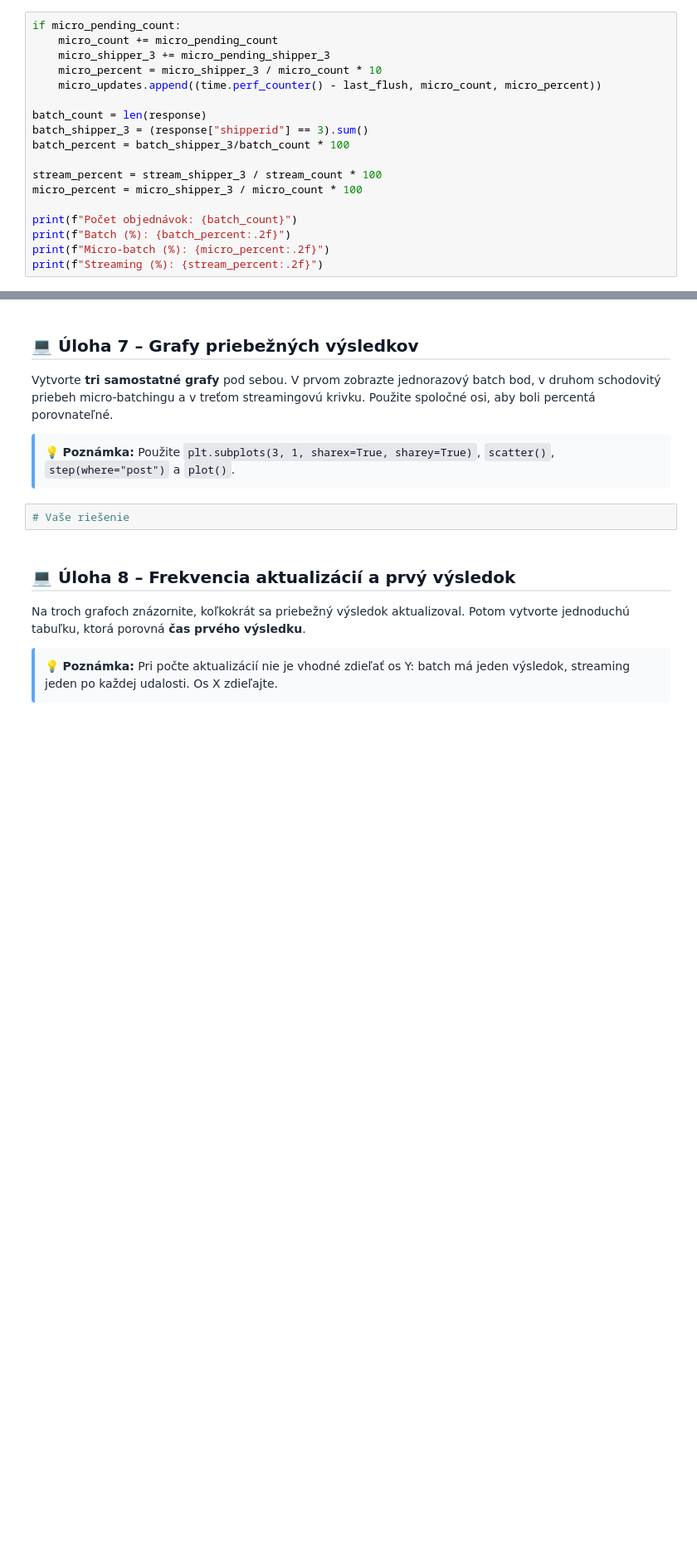
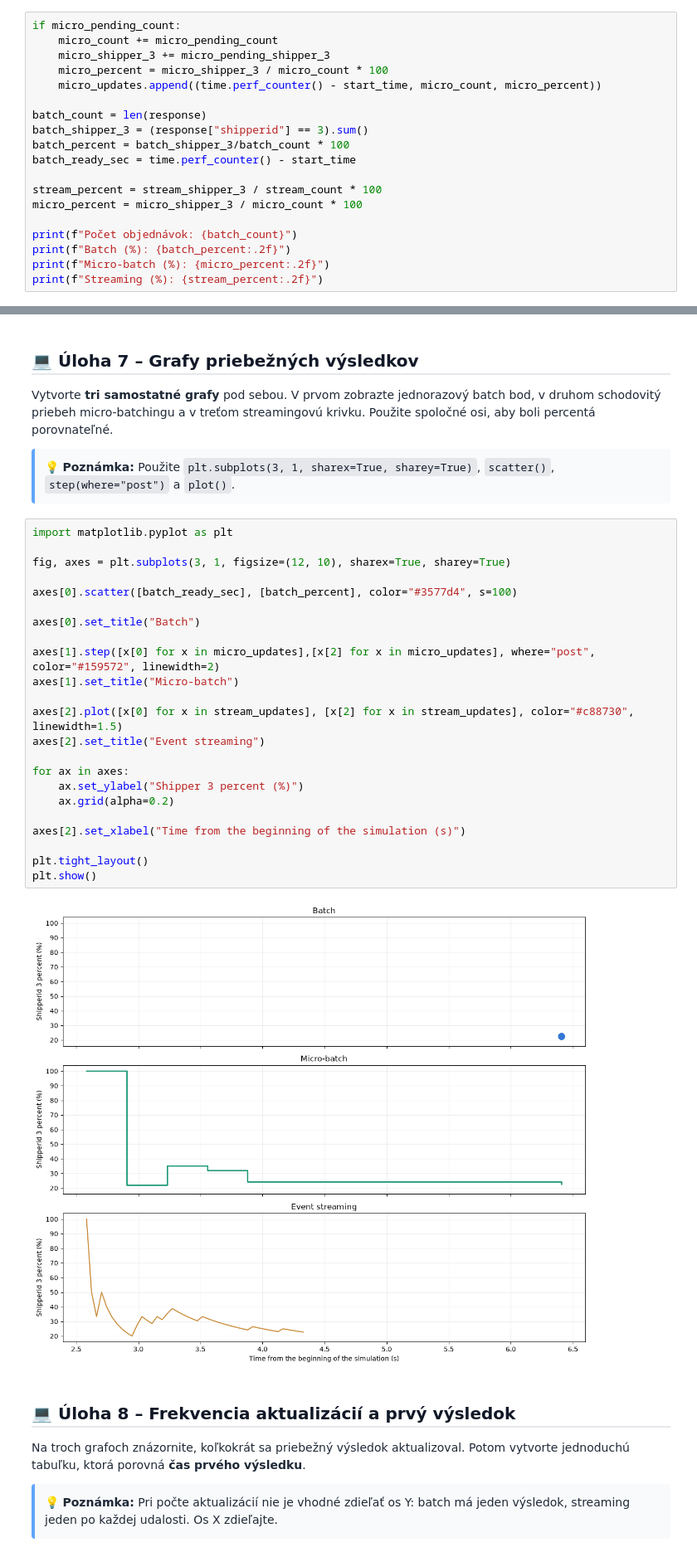
Before and after one commit to LexaBeni/database_technology, a Jupyter notebook: seminar_08/batch_streaming_orders.ipynb, the cells around one changed output, grey strips where cells are left out. Shown at 83% size. Drawn from its saved outputs; the diff is of its cells as text; blank space fills up the shorter version.

```diff
--- a/seminar_08/batch_streaming_orders.ipynb
+++ b/seminar_08/batch_streaming_orders.ipynb
@@ -178,12 +178,13 @@ for order in response.itertuples(index=False):
 if micro_pending_count:
     micro_count += micro_pending_count
     micro_shipper_3 += micro_pending_shipper_3
-    micro_percent = micro_shipper_3 / micro_count * 10
-    micro_updates.append((time.perf_counter() - last_flush, micro_count, micro_percent))
+    micro_percent = micro_shipper_3 / micro_count * 100
+    micro_updates.append((time.perf_counter() - start_time, micro_count, micro_percent))
 
 batch_count = len(response)
 batch_shipper_3 = (response["shipperid"] == 3).sum()
 batch_percent = batch_shipper_3/batch_count * 100
+batch_ready_sec = time.perf_counter() - start_time
 
 stream_percent = stream_shipper_3 / stream_count * 100
 micro_percent = micro_shipper_3 / micro_count * 100
@@ -202,7 +203,30 @@ Streaming (%): 22.73
 <p style="font-family: 'Segoe UI', Roboto, sans-serif; color: #1f2937; line-height: 1.65; margin: 8px 0 12px;">Vytvorte <strong>tri samostatné grafy</strong> pod sebou. V prvom zobrazte jednorazový batch bod, v druhom schodovitý priebeh micro-batchingu a v treťom streamingovú krivku. Použite spoločné osi, aby boli percentá porovnateľné.</p>
 <div style="margin-top: 12px; background-color: #f9fafb; border-left: 4px solid #60a5fa; padding: 12px; border-radius: 4px; font-family: 'Segoe UI', Roboto, sans-serif; color: #1f2937; line-height: 1.6;">💡 <strong>Poznámka:</strong> Použite <code style="background-color: #e5e7eb; color: #111827; font-family: monospace; padding: 2px 5px; border-radius: 4px;">plt.subplots(3, 1, sharex=True, sharey=True)</code>, <code style="background-color: #e5e7eb; color: #111827; font-family: monospace; padding: 2px 5px; border-radius: 4px;">scatter()</code>, <code style="background-color: #e5e7eb; color: #111827; font-family: monospace; padding: 2px 5px; border-radius: 4px;">step(where="post")</code> a <code style="background-color: #e5e7eb; color: #111827; font-family: monospace; padding: 2px 5px; border-radius: 4px;">plot()</code>.</div>
 # %%
-# Vaše riešenie
+import matplotlib.pyplot as plt
+
+fig, axes = plt.subplots(3, 1, figsize=(12, 10), sharex=True, sharey=True)
+
+axes[0].scatter([batch_ready_sec], [batch_percent], color="#3577d4", s=100)
+
+axes[0].set_title("Batch")
+
+axes[1].step([x[0] for x in micro_updates],[x[2] for x in micro_updates], where="post", color="#159572", linewidth=2)
+axes[1].set_title("Micro-batch")
+
+axes[2].plot([x[0] for x in stream_updates], [x[2] for x in stream_updates], color="#c88730", linewidth=1.5)
+axes[2].set_title("Event streaming")
+
+for ax in axes:
+    ax.set_ylabel("Shipper 3 percent (%)")
+    ax.grid(alpha=0.2)
+
+axes[2].set_xlabel("Time from the beginning of the simulation (s)")
+
+plt.tight_layout()
+plt.show()
+# %% [output]
+[figure, added]
 # %% [markdown]
 <h2 style="margin: 24px 0 16px; font-size: 20px; font-weight: 600; font-family: 'Segoe UI', Roboto, sans-serif; color: #111827; border-bottom: 2px solid #e5e7eb; padding-bottom: 6px;">💻 Úloha 8 – Frekvencia aktualizácií a prvý výsledok</h2>
 <p style="font-family: 'Segoe UI', Roboto, sans-serif; color: #1f2937; line-height: 1.65; margin: 8px 0 12px;">Na troch grafoch znázornite, koľkokrát sa priebežný výsledok aktualizoval. Potom vytvorte jednoduchú tabuľku, ktorá porovná <strong>čas prvého výsledku</strong>.</p>
```
Also changed, not shown: parts of 1 cell of this notebook.
